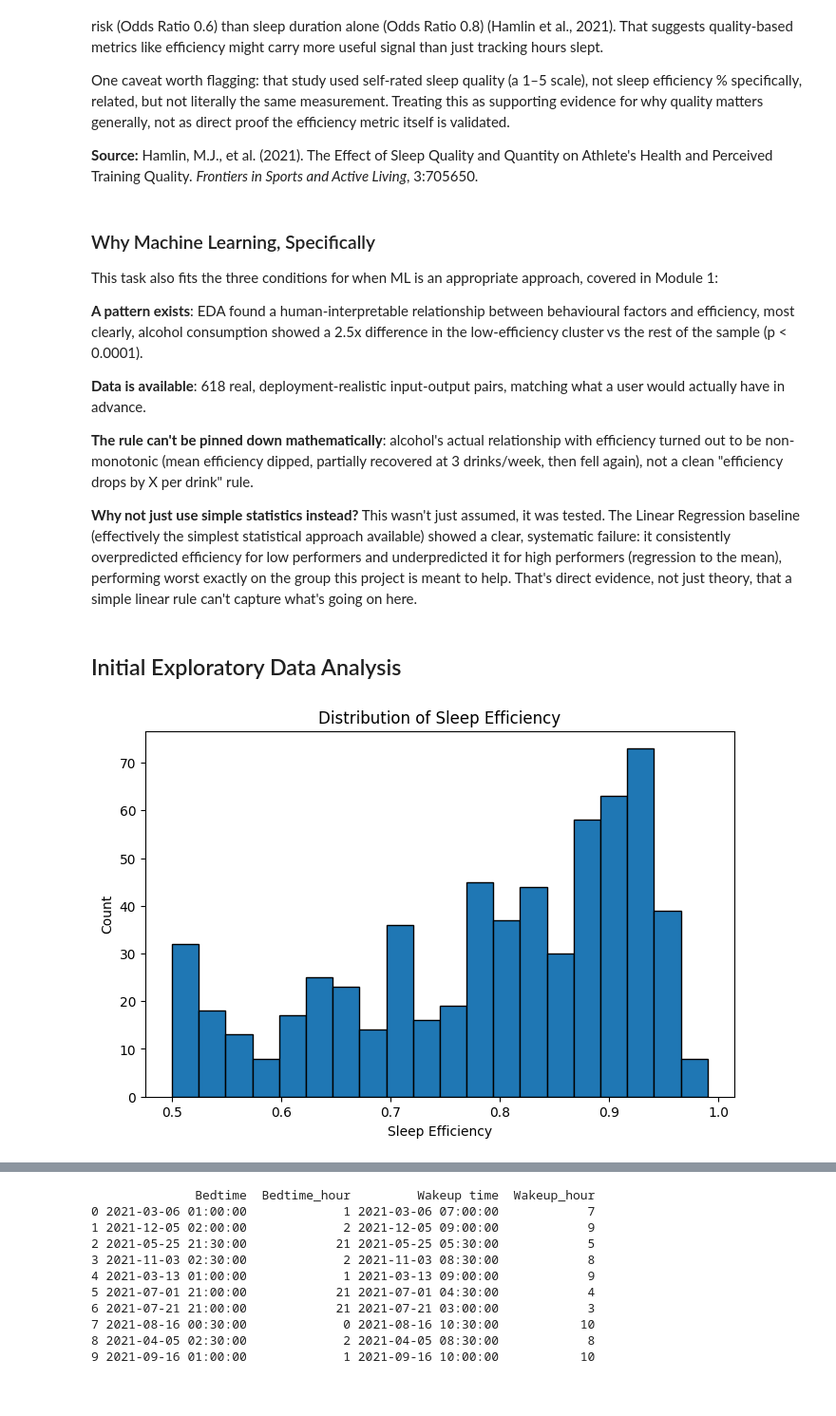
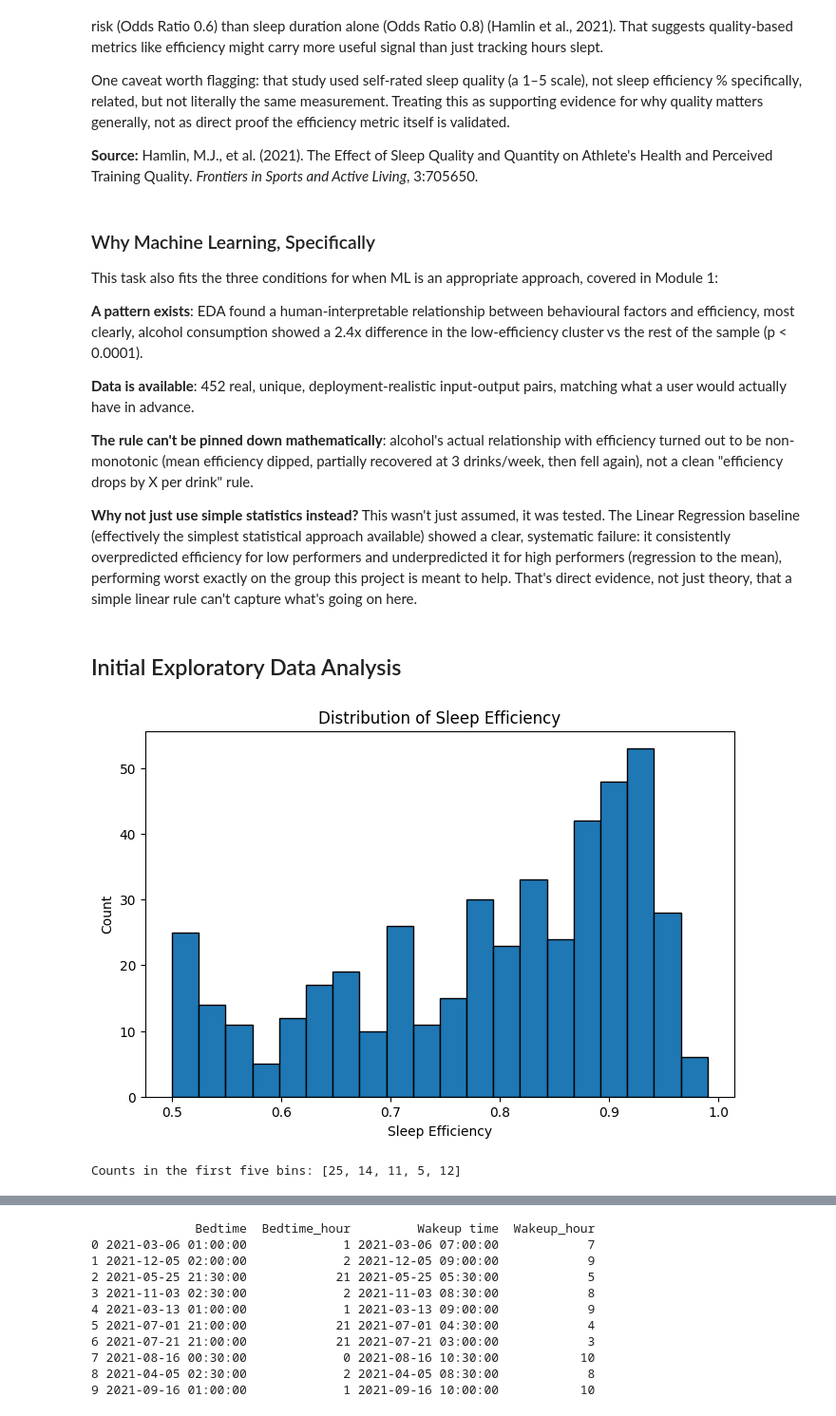
Before and after one commit to stnly999/Sleep-Efficiency-ML-A2, a Jupyter notebook: 14639482_Sleep_Efficiency_A2.ipynb, the cells around one changed output, grey strips where cells are left out. Shown: that part at 95% size. Drawn from its saved outputs; the diff is of its cells as text; code cells hidden in the pictures.

```diff
--- a/14639482_Sleep_Efficiency_A2.ipynb
+++ b/14639482_Sleep_Efficiency_A2.ipynb
@@ -5,8 +5,10 @@ import pandas as pd
 import numpy as np
 import matplotlib.pyplot as plt
 
-# Upload CSV to notebook
-df = pd.read_csv('https://raw.githubusercontent.com/stnly999/Sleep-Efficiency-ML-A2/refs/heads/main/Sleep_Efficiency_Updated.csv')
+# Load the dataset from the public GitHub raw URL
+DATA_URL = 'https://raw.githubusercontent.com/stnly999/Sleep-Efficiency-ML-A2/refs/heads/main/Sleep_Efficiency_Updated.csv'
+df_raw = pd.read_csv(DATA_URL)
+df = df_raw.copy()
 print(df.head())
 print(df.info())
 print(df.shape)
@@ -30,0 +39,10 @@ None
+# %%
+# Duplicate check: are any rows exact copies of another row (ignoring the ID column)?
+feature_cols_all = [c for c in df.columns if c != 'ID']
+dup_mask = df.duplicated(subset=feature_cols_all)
+print(f"Rows before: {len(df)} | exact duplicates (ignoring ID): {dup_mask.sum()}")
+print(f"IDs of the duplicate rows: {df.loc[dup_mask, 'ID'].min()} to {df.loc[dup_mask, 'ID'].max()}")
+print(f"Duplicates among IDs 1-452 only: {df[df['ID'] <= 452].duplicated(subset=feature_cols_all).sum()}")
+
+df = df[~dup_mask].reset_index(drop=True)
+print(f"Rows after removing duplicates: {len(df)}")
@@ -216,10 +251,10 @@ appropriate approach, covered in Module 1:
 
 **A pattern exists**: EDA found a human-interpretable relationship
 between behavioural factors and efficiency, most clearly, alcohol
-consumption showed a 2.5x difference in the low-efficiency cluster
+consumption showed a 2.4x difference in the low-efficiency cluster
 vs the rest of the sample (p < 0.0001).
 
-**Data is available**: 618 real, deployment-realistic input-output
+**Data is available**: 452 real, unique, deployment-realistic input-output
 pairs, matching what a user would actually have in advance.
 
 **The rule can't be pinned down mathematically**: alcohol's actual
@@ -240,12 +275,16 @@ that a simple linear rule can't capture what's going on here.
 # %%
 plt.figure(figsize=(8,5))
 plt.hist(df['Sleep efficiency'], bins=20, edgecolor='black')
 plt.xlabel('Sleep Efficiency')
 plt.ylabel('Count')
 plt.title('Distribution of Sleep Efficiency')
 plt.show()
+
+counts, edges = np.histogram(df['Sleep efficiency'], bins=20)
+print("Counts in the first five bins:", counts[:5].tolist())
 # %% [output]
-[figure, old version]
+[figure, new version]
+Counts in the first five bins: [25, 14, 11, 5, 12]
 # %%
 # low-efficiency cluster
 low_eff = df[df['Sleep efficiency'] <= 0.55]
```
Also changed, not shown: parts of 72 cells of this notebook.
